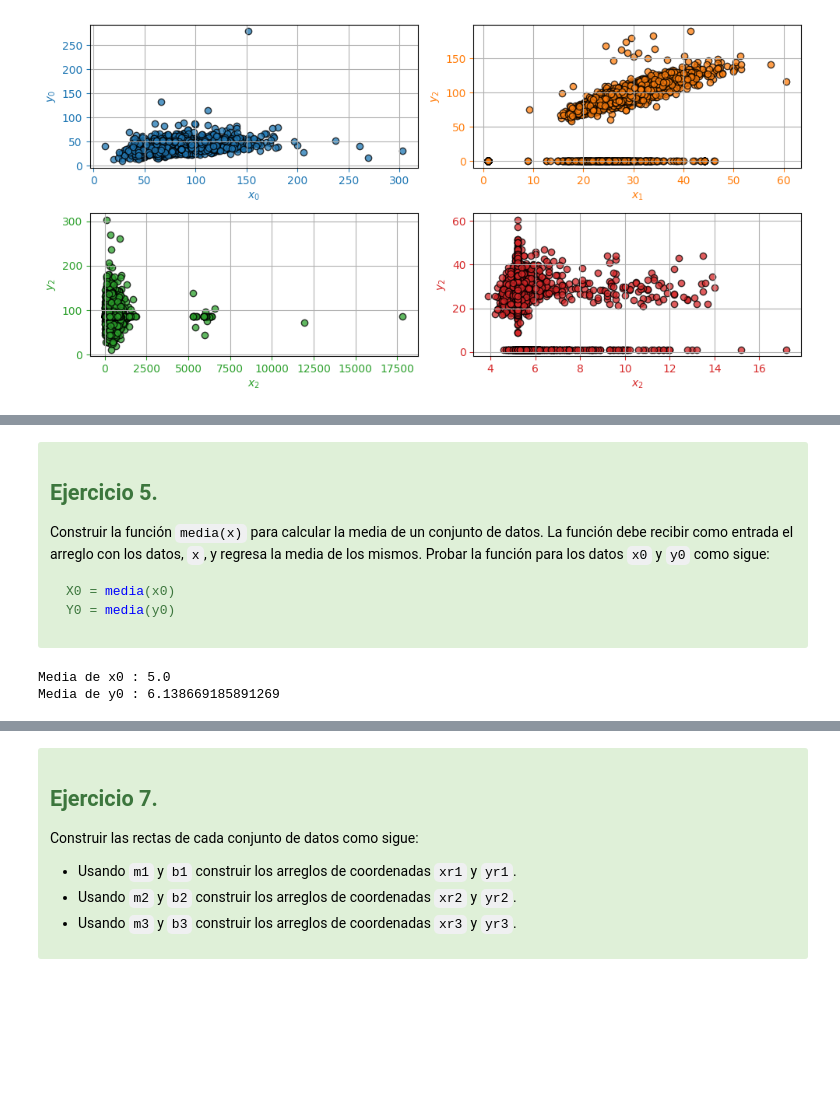
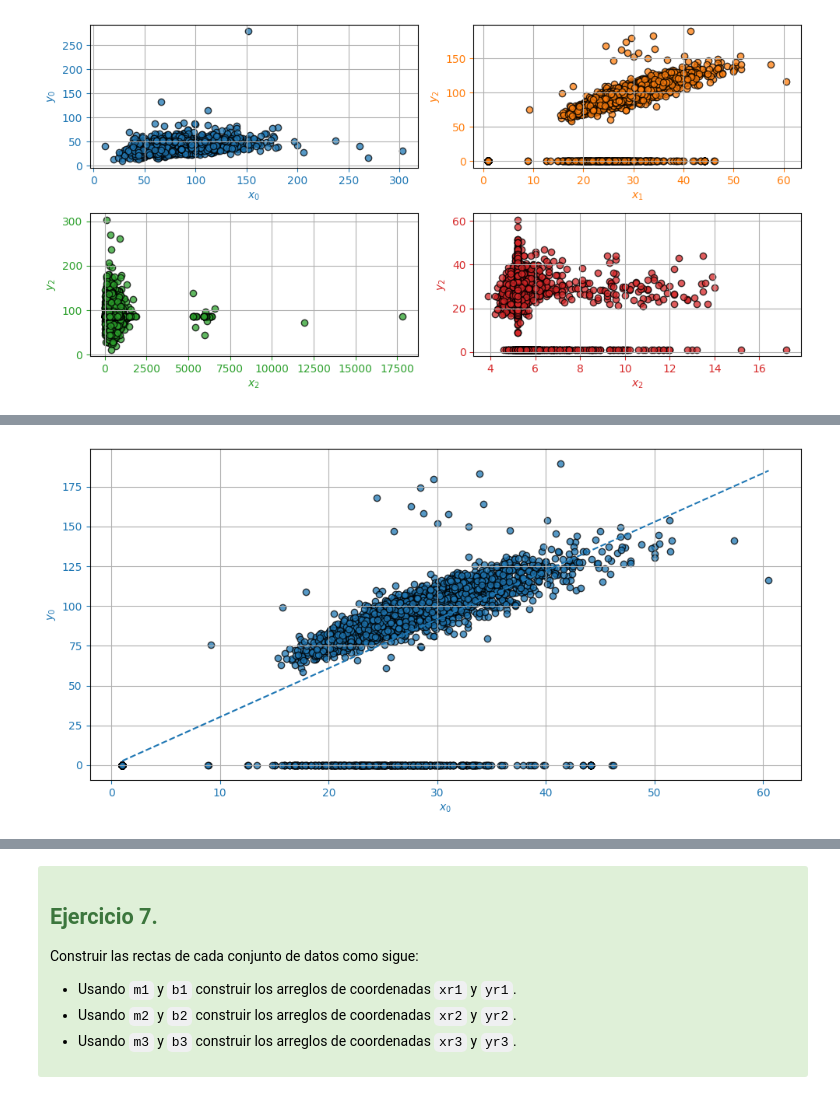
Before and after one commit to IrvinGranillo5/linear-regression, a Jupyter notebook: correlacion.ipynb, the cells around one changed output, grey strips where cells are left out. Saved outputs shown, nothing was run; the diff lists cells and outputs as text; code cells hidden in the pictures; blank space fills up the shorter version.

````diff
--- a/correlacion.ipynb
+++ b/correlacion.ipynb
@@ -166,0 +240,8 @@ El promedio de medida de cintura es: 68.42555581022225
+# %%
+### BEGIN SOLUTION
+X=media(masa_corporal)
+Y=media(medida_cintura)
+
+print('La masa corporal promedio es: {}'.format(X))
+print('El promedio de medida de cintura es: {}'.format(Y))
+### END SOLUTION
@@ -206,0 +282,7 @@ Pendiente m: 0.7725548289646033
+# %%
+s1=(masa_corporal-X)*(medida_cintura-Y)
+s2=(masa_corporal-X)**2
+print(s1.sum())
+
+m=s1.sum()/s2.sum()
+print(m)
@@ -270,0 +380,12 @@ print(yr0)
+# %%
+# Construcción del arreglo xr0 con 10 elementos
+xr0 = np.linspace(masa_corporal.min(), masa_corporal.max(), 10)
+
+# Evaluar yr0 usando la ecuación de la recta
+yr0 = m * xr0 + b
+
+
+print("\nArreglo xr0:")
+print(xr0)
+print("\nArreglo yr0:")
+print(yr0)
@@ -319,38 +416,17 @@ plt.show()
-# %% [markdown]
-<div class="alert alert-success">
-
-## **Ejercicio 5.**
-
-<font color="Black">Construir la función `media(x)` para calcular la media de un conjunto de datos. La función debe recibir como entrada el arreglo con los datos, `x`, y regresa la media de los mismos. Probar la función para los datos `x0` y `y0` como sigue:
-```python
-X0 = media(x0)
-Y0 = media(y0)
-```
-</font>
-
-</div>
-# %%
-# Función media()
-# def media (x) :
-# ...
-
-### BEGIN SOLUTION
-def media(x):
-    xm = 0.0
-    for xi in x:
-        xm += xi
-    return xm / N
-
-X0 = media(x0)
-Y0 = media(y0)
-
-### END SOLUTION
-
-print('Media de x0 : {}'.format(X0))
-print('Media de y0 : {}'.format(Y0))
-# %% [output]
-Media de x0 : 5.0
-Media de y0 : 6.138669185891269
+# %%
+# Crear figura y subplots
+fig, axs = plt.subplots(figsize=(10, 5))
+
+# Graficar la recta ajustada (línea de regresión)
+axs.plot(xr0, yr0, color="C0", linestyle='--')
+
+# Graficar los datos reales como dispersión
+graficas_dispersion(axs, masa_corporal, medida_cintura, 'C0', '$x_0$', '$y_0$')
+
+plt.tight_layout()
+plt.show()
+# %% [output]
+[figure, added]
 # %%
 #quizz.eval_numeric('7', X0)
 #quizz.eval_numeric('8', Y0)
````
Also changed, not shown: parts of 32 cells of this notebook.
